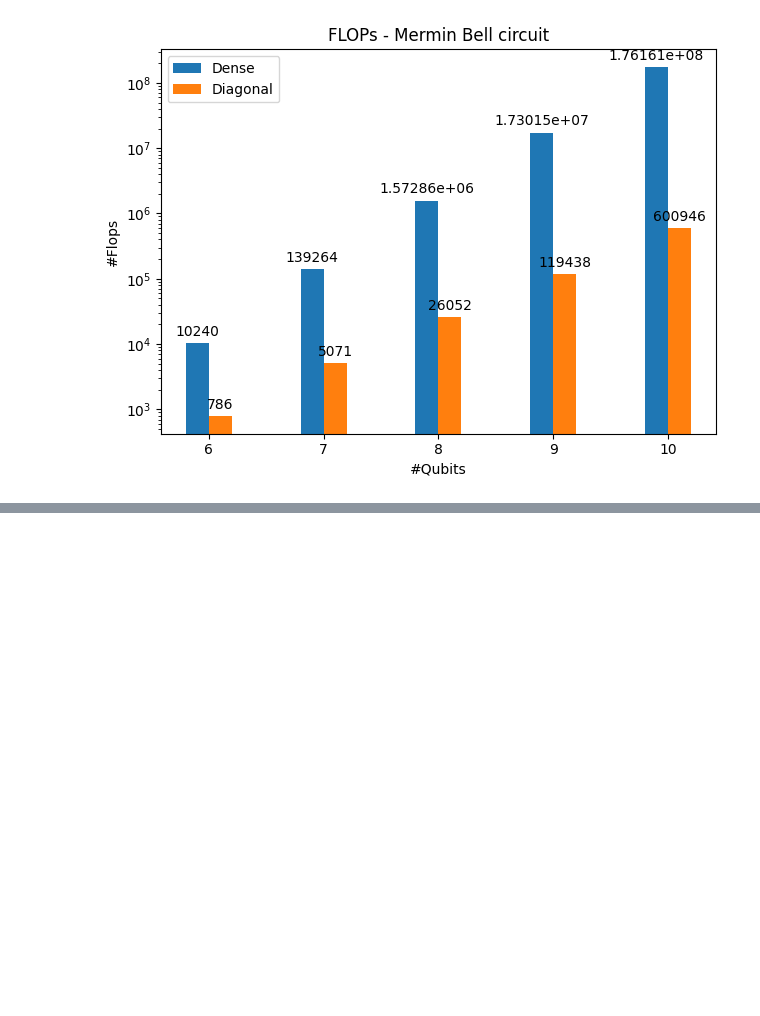
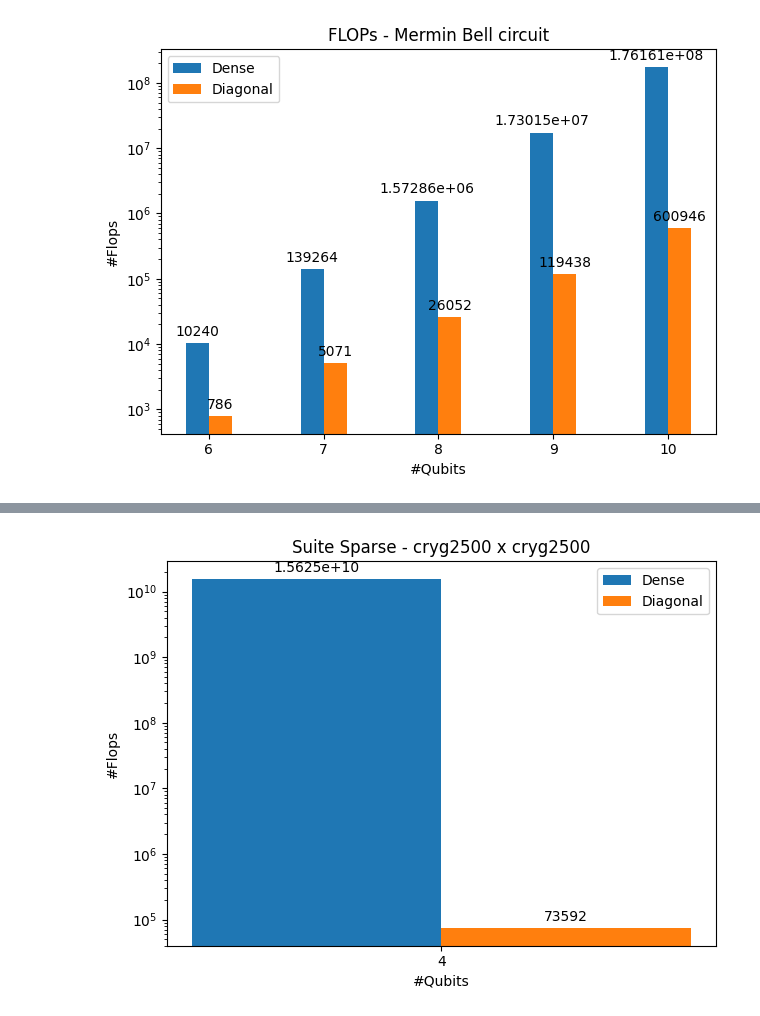
Before and after one commit to srikarchundury/diaq, a Jupyter notebook: benchmarks/analyze.ipynb, the cells around one changed output, grey strips where cells are left out. Drawn from its saved outputs; the diff is of its cells as text; code cells hidden in the pictures; blank space fills up the shorter version.

```diff
--- a/benchmarks/analyze.ipynb
+++ b/benchmarks/analyze.ipynb
@@ -153,0 +154,29 @@ plt.show()
+# %%
+y9new = 15625000000
+y10new = 73592
+# %%
+import math
+
+labels = ["4"]
+
+x = np.arange(len(labels))  # the label locations
+width = 0.2  # the width of the bars
+
+fig, ax = plt.subplots()
+rects1 = ax.bar(x - width/2, [y9new], width, label='Dense')
+rects2 = ax.bar(x + width/2, [y10new], width, label='Diagonal')
+
+ax.set_yscale('log')
+ax.set_ylabel('#Flops')
+ax.set_xlabel('#Qubits')
+ax.set_title('Suite Sparse - cryg2500 x cryg2500')
+ax.set_xticks(x, labels)
+ax.legend()
+
+ax.bar_label(rects1, padding=3)
+ax.bar_label(rects2, padding=3)
+
+fig.tight_layout()
+plt.show()
+# %% [output]
+[figure, added]
```
Also changed, not shown: parts of 2 cells of this notebook, 2 other files.
